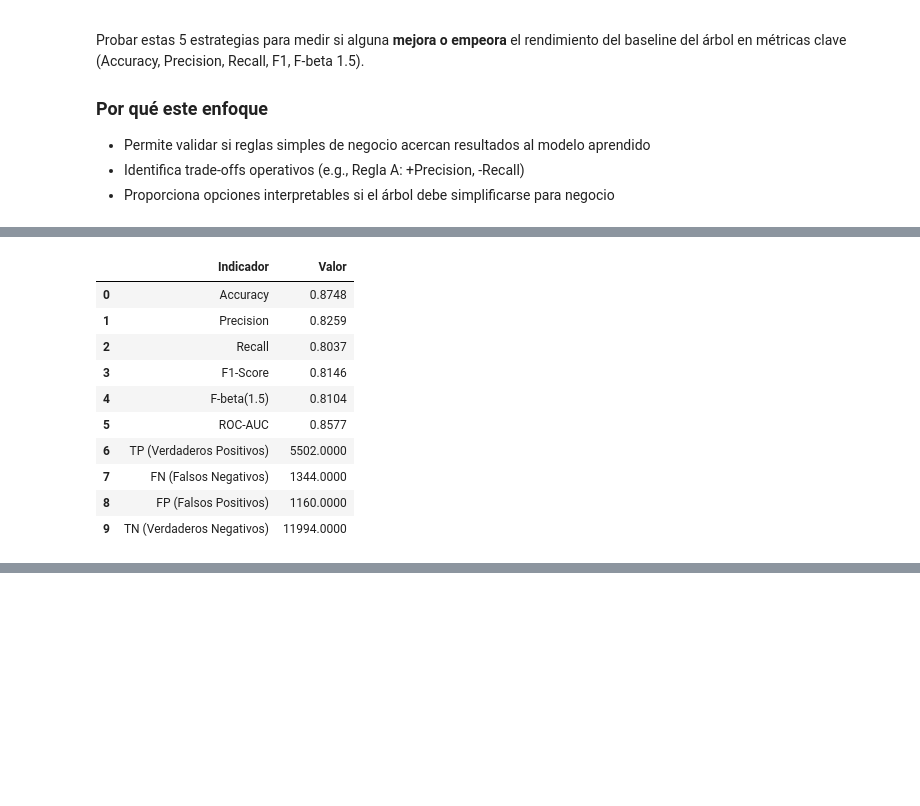
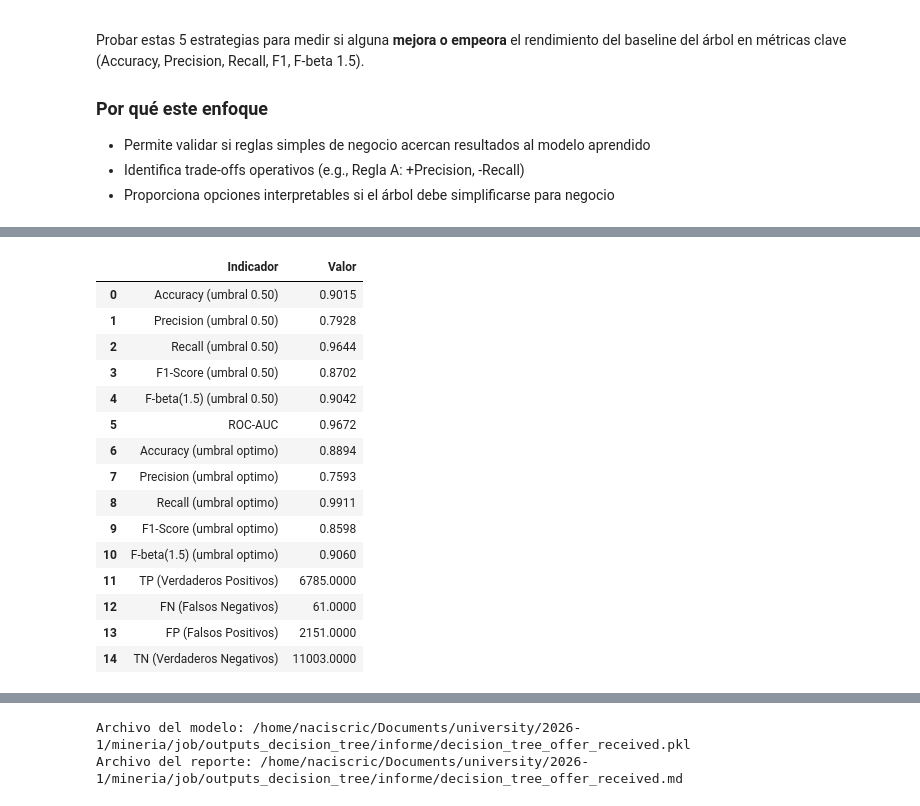
Before and after one commit to NacisCric-2908/mineria, a Jupyter notebook: job/decision_tree_offer_received.ipynb, the cells around one changed output, grey strips where cells are left out. Cells and saved outputs as stored; diff of their text form; code cells hidden in the pictures; blank space fills up the shorter version.

Commit message:
Mejora de algoritmos y salidas pkl

```diff
--- a/job/decision_tree_offer_received.ipynb
+++ b/job/decision_tree_offer_received.ipynb
@@ -172,12 +197,20 @@ feature_groups_df = pd.DataFrame({
     'Variables': [', '.join(numeric_cols), ', '.join(categorical_cols)],
 })
 
-X_train, X_test, y_train, y_test = train_test_split(
+X_train_full, X_test, y_train_full, y_test = train_test_split(
     X,
     y,
     test_size=0.20,
     random_state=SEED,
     stratify=y,
+)
+
+X_train, X_val, y_train, y_val = train_test_split(
+    X_train_full,
+    y_train_full,
+    test_size=0.20,
+    random_state=SEED,
+    stratify=y_train_full,
 )
 
 split_summary_df = pd.DataFrame([
@@ -186,6 +219,12 @@ split_summary_df = pd.DataFrame([
         'Filas': X_train.shape[0],
         'Proporcion_sobre_total': round(X_train.shape[0] / X.shape[0], 4),
         'Tasa_SI_OFERTA': round(y_train.mean(), 4),
+    },
+    {
+        'Conjunto': 'Validation',
+        'Filas': X_val.shape[0],
+        'Proporcion_sobre_total': round(X_val.shape[0] / X.shape[0], 4),
+        'Tasa_SI_OFERTA': round(y_val.mean(), 4),
     },
     {
         'Conjunto': 'Test',
@@ -659,61 +855,72 @@ Toda conclusión se construye con números y conteos reales extraídos de las ej
 - Conclusiones ejecutivas derivadas de estos números
 # %%
-# Tabla resumen del baseline con metricas clave y conteos reales
 final_summary_df = pd.DataFrame([
-    {'Indicador': 'Accuracy', 'Valor': accuracy_score(y_test, y_pred)},
-    {'Indicador': 'Precision', 'Valor': precision_score(y_test, y_pred, zero_division=0)},
-    {'Indicador': 'Recall', 'Valor': recall_score(y_test, y_pred, zero_division=0)},
-    {'Indicador': 'F1-Score', 'Valor': f1_score(y_test, y_pred, zero_division=0)},
-    {'Indicador': 'F-beta(1.5)', 'Valor': fbeta_score(y_test, y_pred, beta=1.5, zero_division=0)},
-    {'Indicador': 'ROC-AUC', 'Valor': roc_auc_score(y_test, y_test_proba)},
+    {'Indicador': 'Accuracy (umbral 0.50)', 'Valor': metrics_default['Accuracy']},
+    {'Indicador': 'Precision (umbral 0.50)', 'Valor': metrics_default['Precision']},
+    {'Indicador': 'Recall (umbral 0.50)', 'Valor': metrics_default['Recall']},
+    {'Indicador': 'F1-Score (umbral 0.50)', 'Valor': metrics_default['F1-Score']},
+    {'Indicador': 'F-beta(1.5) (umbral 0.50)', 'Valor': metrics_default['F-beta (1.5)']},
+    {'Indicador': 'ROC-AUC', 'Valor': metrics_default['ROC-AUC']},
+    {'Indicador': 'Accuracy (umbral optimo)', 'Valor': metrics_optimized['Accuracy']},
+    {'Indicador': 'Precision (umbral optimo)', 'Valor': metrics_optimized['Precision']},
+    {'Indicador': 'Recall (umbral optimo)', 'Valor': metrics_optimized['Recall']},
+    {'Indicador': 'F1-Score (umbral optimo)', 'Valor': metrics_optimized['F1-Score']},
+    {'Indicador': 'F-beta(1.5) (umbral optimo)', 'Valor': metrics_optimized['F-beta (1.5)']},
     {'Indicador': 'TP (Verdaderos Positivos)', 'Valor': int(tp)},
     {'Indicador': 'FN (Falsos Negativos)', 'Valor': int(fn)},
     {'Indicador': 'FP (Falsos Positivos)', 'Valor': int(fp)},
     {'Indicador': 'TN (Verdaderos Negativos)', 'Valor': int(tn)},
 ])
 final_summary_df['Valor'] = final_summary_df['Valor'].apply(
     lambda v: round(v, 4) if isinstance(v, (float, np.floating)) else v
 )
 display(final_summary_df)
 
-# Tabla comparativa: baseline vs mejor regla manual (por F1-Score)
 best_manual_not_baseline = (
-    rules_compare_df[rules_compare_df['Regla'] != 'Baseline arbol (umbral 0.50)']
+    rules_compare_df[rules_compare_df['Regla'] != f'Baseline arbol optimizado (umbral {best_threshold:.2f})']
     .sort_values('F1-Score', ascending=False)
     .iloc[0]
 )
 
 comparison_focus_df = pd.DataFrame([
     {
-        'Modelo': 'Baseline: Árbol Decisión',
-        'Accuracy': accuracy_score(y_test, y_pred),
-        'Precision': precision_score(y_test, y_pred, zero_division=0),
-        'Recall': recall_score(y_test, y_pred, zero_division=0),
-        'F1-Score': f1_score(y_test, y_pred, zero_division=0),
-        'F-beta(1.5)': fbeta_score(y_test, y_pred, beta=1.5, zero_division=0),
+        'Modelo': f'Baseline optimizado (umbral {best_threshold:.2f})',
+        'Accuracy': metrics_optimized['Accuracy'],
+        'Precision': metrics_optimized['Precision'],
+        'Recall': metrics_optimized['Recall'],
+        'F1-Score': metrics_optimized['F1-Score'],
+        'F-beta(1.5)': metrics_optimized['F-beta (1.5)'],
     },
     {
         'Modelo': f"Mejor manual por F1: {best_manual_not_baseline['Regla']}",
         'Accuracy': best_manual_not_baseline['Accuracy'],
         'Precision': best_manual_not_baseline['Precision'],
         'Recall': best_manual_not_baseline['Recall'],
         'F1-Score': best_manual_not_baseline['F1-Score'],
         'F-beta(1.5)': best_manual_not_baseline['F-beta (1.5)'],
     },
 ])
 for col in ['Accuracy', 'Precision', 'Recall', 'F1-Score', 'F-beta(1.5)']:
     comparison_focus_df[col] = comparison_focus_df[col].round(4)
 display(comparison_focus_df)
+
+print(f'Archivo del modelo: {MODEL_PATH}')
+print(f'Archivo del reporte: {REPORT_PATH}')
 # %% [output]
 |  | Indicador | Valor |
-| 0 | Accuracy | 0.8748 |
-| 1 | Precision | 0.8259 |
-| 2 | Recall | 0.8037 |
-| 3 | F1-Score | 0.8146 |
-| 4 | F-beta(1.5) | 0.8104 |
-| 5 | ROC-AUC | 0.8577 |
-| 6 | TP (Verdaderos Positivos) | 5502.0000 |
-| 7 | FN (Falsos Negativos) | 1344.0000 |
-| 8 | FP (Falsos Positivos) | 1160.0000 |
-| 9 | TN (Verdaderos Negativos) | 11994.0000 |
+| 0 | Accuracy (umbral 0.50) | 0.9015 |
+| 1 | Precision (umbral 0.50) | 0.7928 |
+| 2 | Recall (umbral 0.50) | 0.9644 |
+| 3 | F1-Score (umbral 0.50) | 0.8702 |
+| 4 | F-beta(1.5) (umbral 0.50) | 0.9042 |
+| 5 | ROC-AUC | 0.9672 |
+| 6 | Accuracy (umbral optimo) | 0.8894 |
+| 7 | Precision (umbral optimo) | 0.7593 |
+| 8 | Recall (umbral optimo) | 0.9911 |
+| 9 | F1-Score (umbral optimo) | 0.8598 |
+| 10 | F-beta(1.5) (umbral optimo) | 0.9060 |
+| 11 | TP (Verdaderos Positivos) | 6785.0000 |
+| 12 | FN (Falsos Negativos) | 61.0000 |
+| 13 | FP (Falsos Positivos) | 2151.0000 |
+| 14 | TN (Verdaderos Negativos) | 11003.0000 |
 |  | Modelo | Accuracy | Precision | Recall | F1-Score | F-beta(1.5) |
@@ -722 +929,3 @@ display(comparison_focus_df)
+Archivo del modelo: /home/naciscric/Documents/university/2026-1/mineria/job/outputs_decision_tree/informe/decision_tree_offer_received.pkl
+Archivo del reporte: /home/naciscric/Documents/university/2026-1/mineria/job/outputs_decision_tree/informe/decision_tree_offer_received.md
 # %% [markdown]
```
Also changed, not shown: parts of 13 cells of this notebook, 19 other files.
